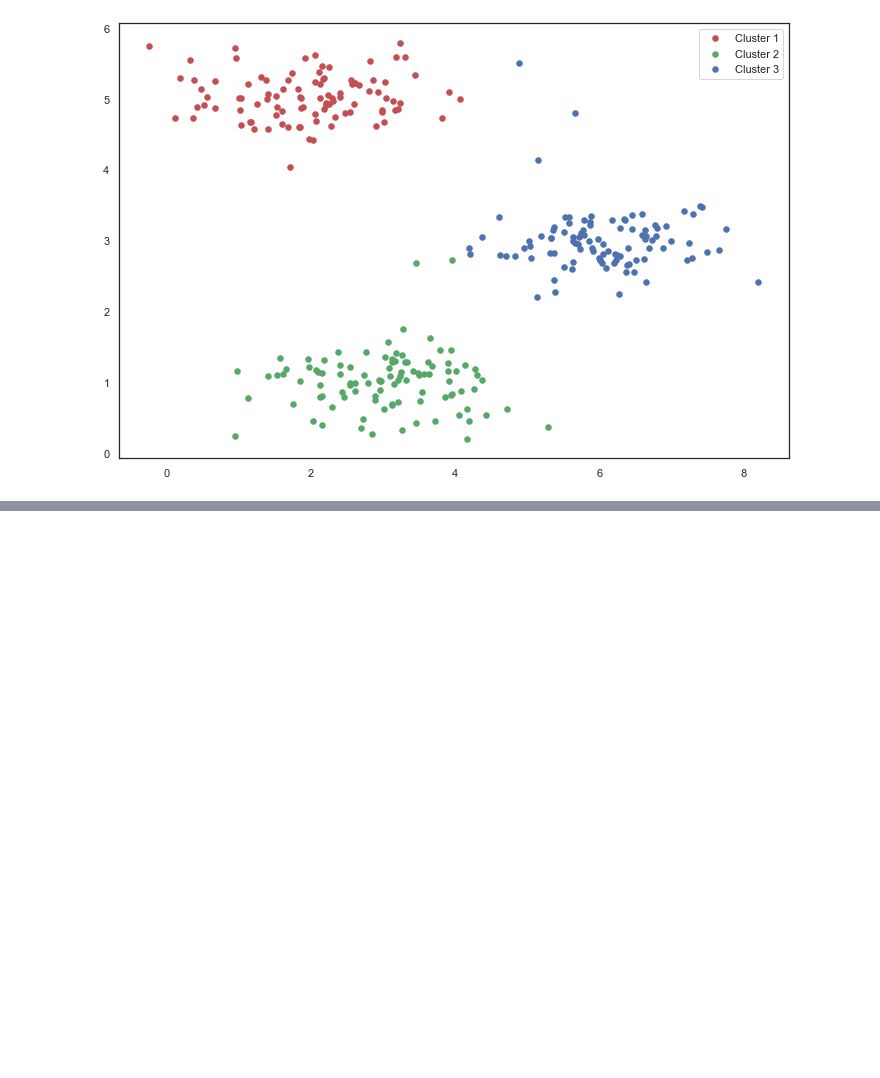
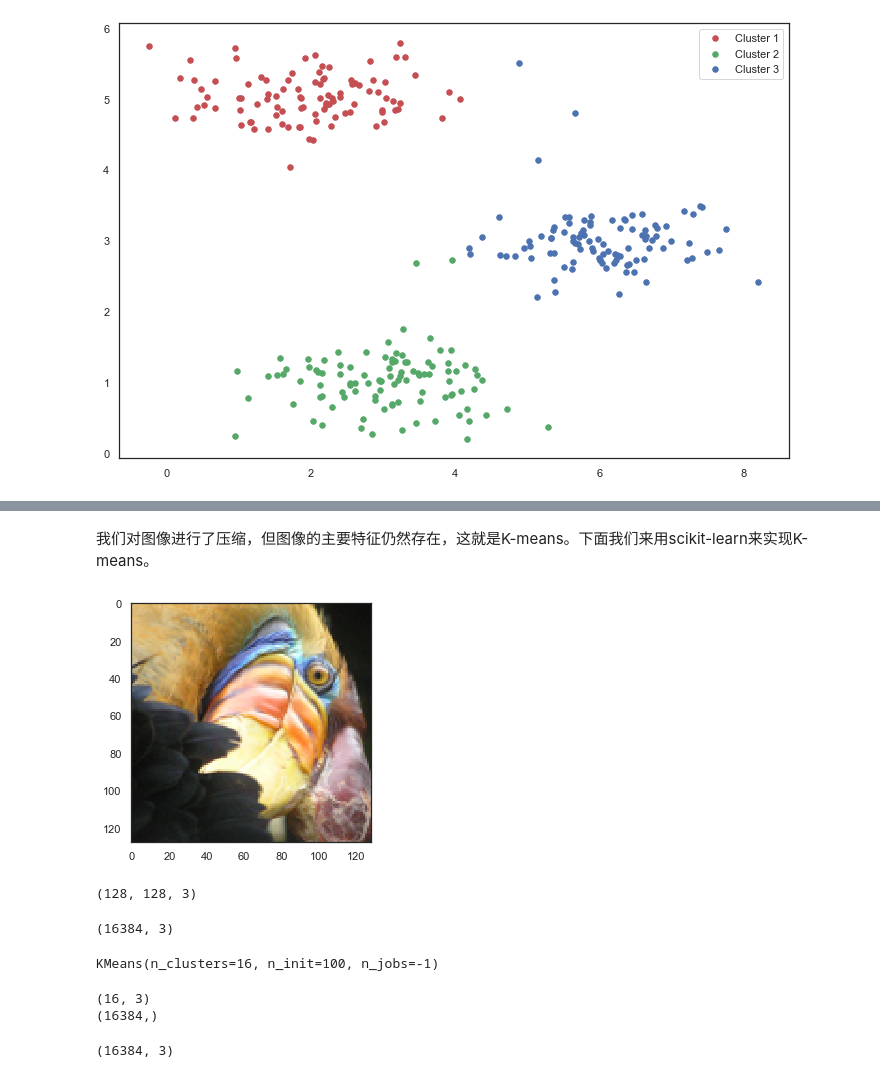
Before and after one commit to FCBleomessi10/NG-MachineLearning-python, a Jupyter notebook: K-means和PCA主成分分析/K-means和PCA主成分分析.ipynb, the cells around one changed output, grey strips where cells are left out. Cells and saved outputs as stored; diff of their text form; code cells hidden in the pictures; blank space fills up the shorter version.

Commit message:
Kmeans

```diff
--- a/K-means和PCA主成分分析/K-means和PCA主成分分析.ipynb
+++ b/K-means和PCA主成分分析/K-means和PCA主成分分析.ipynb
@@ -103,0 +217,20 @@ plt.show()
+# %% [markdown]
+我们对图像进行了压缩，但图像的主要特征仍然存在，这就是K-means。下面我们来用scikit-learn来实现K-means。
+# %%
+from skimage import io
+
+pic = io.imread('./bird_small.png') / 255.
+io.imshow(pic)
+plt.show()
+# %% [output]
+[figure, added]
+# %%
+pic.shape
+# %% [output]
+(128, 128, 3)
+# %%
+# serialize data
+data = pic.reshape(128*128, 3)
+data.shape
+# %% [output]
+(16384, 3)
@@ -103,0 +241,17 @@ plt.show()
+# %%
+model.fit(data)
+# %% [output]
+KMeans(n_clusters=16, n_init=100, n_jobs=-1)
+# %%
+centroids = model.cluster_centers_
+print(centroids.shape)
+
+C = model.predict(data)
+print(C.shape)
+# %% [output]
+(16, 3)
+(16384,)
+# %%
+centroids[C].shape
+# %% [output]
+(16384, 3)
```
Also changed, not shown: parts of 19 cells of this notebook, 3 other files.
